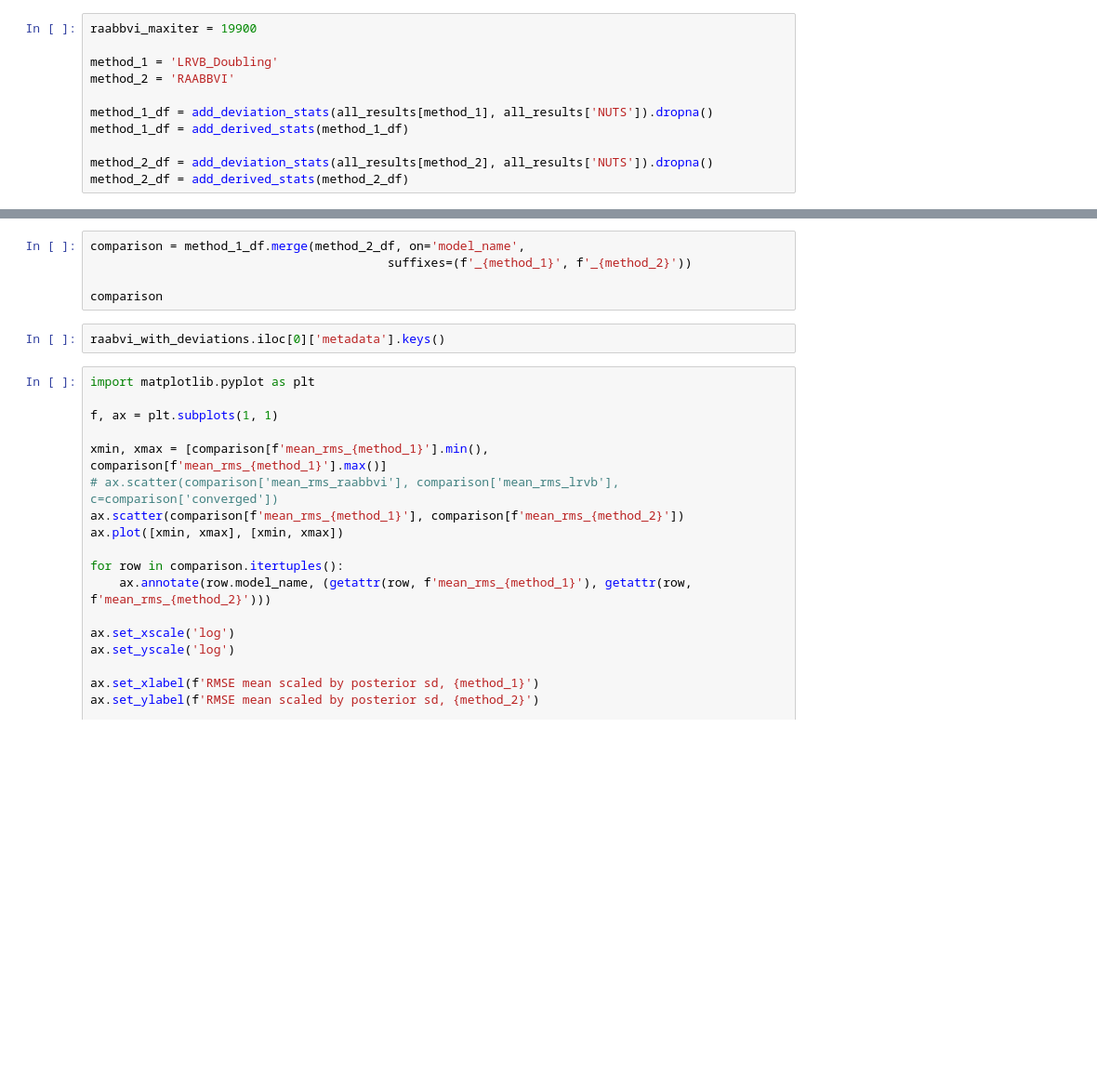
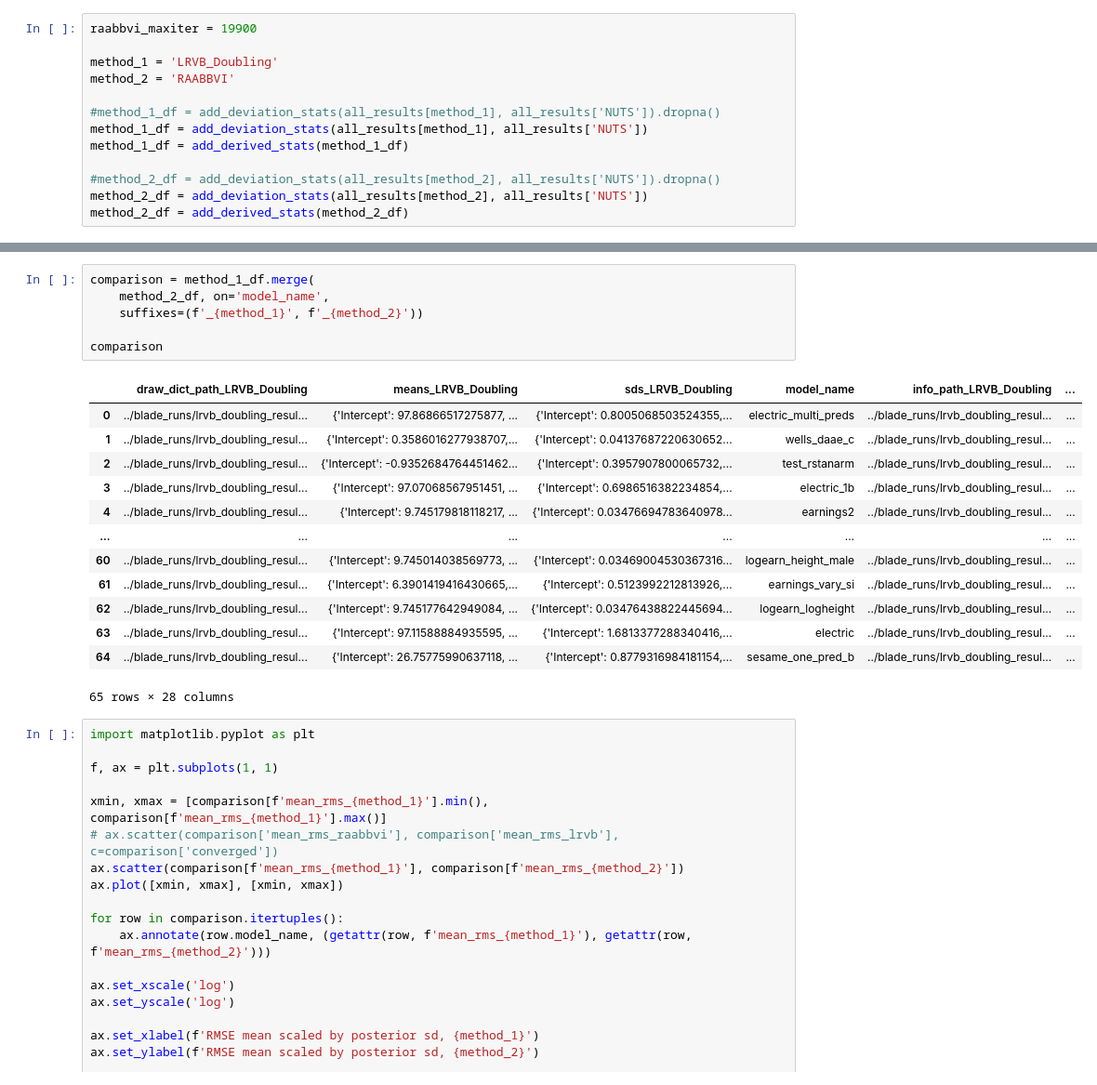
Before and after one commit to martiningram/dadvi-experiments, a Jupyter notebook: comparison/analysis/compare_moment_estimates.ipynb, the cells around one changed output, grey strips where cells are left out. Shown at 93% size. Drawn from its saved outputs; the diff is of its cells as text; blank space fills up the shorter version.

```diff
--- a/comparison/analysis/compare_moment_estimates.ipynb
+++ b/comparison/analysis/compare_moment_estimates.ipynb
@@ -203,8 +114,10 @@ raabbvi_maxiter = 19900
 method_1 = 'LRVB_Doubling'
 method_2 = 'RAABBVI'
 
-method_1_df = add_deviation_stats(all_results[method_1], all_results['NUTS']).dropna()
+#method_1_df = add_deviation_stats(all_results[method_1], all_results['NUTS']).dropna()
+method_1_df = add_deviation_stats(all_results[method_1], all_results['NUTS'])
 method_1_df = add_derived_stats(method_1_df)
 
-method_2_df = add_deviation_stats(all_results[method_2], all_results['NUTS']).dropna()
+#method_2_df = add_deviation_stats(all_results[method_2], all_results['NUTS']).dropna()
+method_2_df = add_deviation_stats(all_results[method_2], all_results['NUTS'])
 method_2_df = add_derived_stats(method_2_df)
@@ -213,10 +156,23 @@ all_results['SADVI']['converged'].mean()
 # %%
-comparison = method_1_df.merge(method_2_df, on='model_name',
-                                         suffixes=(f'_{method_1}', f'_{method_2}'))
+comparison = method_1_df.merge(
+    method_2_df, on='model_name',
+    suffixes=(f'_{method_1}', f'_{method_2}'))
 
 comparison
+# %% [output]
+|  | draw_dict_path_LRVB_Doubling | means_LRVB_Doubling | sds_LRVB_Doubling | model_name | info_path_LRVB_Doubling | ... |
+| 0 | ../blade_runs/lrvb_doubling_resul... | {'Intercept': 97.86866517275877, ... | {'Intercept': 0.8005068503524355,... | electric_multi_preds | ../blade_runs/lrvb_doubling_resul... | ... |
+| 1 | ../blade_runs/lrvb_doubling_resul... | {'Intercept': 0.3586016277938707,... | {'Intercept': 0.04137687220630652... | wells_daae_c | ../blade_runs/lrvb_doubling_resul... | ... |
+| 2 | ../blade_runs/lrvb_doubling_resul... | {'Intercept': -0.9352684764451462... | {'Intercept': 0.3957907800065732,... | test_rstanarm | ../blade_runs/lrvb_doubling_resul... | ... |
+| 3 | ../blade_runs/lrvb_doubling_resul... | {'Intercept': 97.07068567951451, ... | {'Intercept': 0.6986516382234854,... | electric_1b | ../blade_runs/lrvb_doubling_resul... | ... |
+| 4 | ../blade_runs/lrvb_doubling_resul... | {'Intercept': 9.745179818118217, ... | {'Intercept': 0.03476694783640978... | earnings2 | ../blade_runs/lrvb_doubling_resul... | ... |
+| ... | ... | ... | ... | ... | ... | ... |
+| 60 | ../blade_runs/lrvb_doubling_resul... | {'Intercept': 9.745014038569773, ... | {'Intercept': 0.03469004530367316... | logearn_height_male | ../blade_runs/lrvb_doubling_resul... | ... |
+| 61 | ../blade_runs/lrvb_doubling_resul... | {'Intercept': 6.3901419416430665,... | {'Intercept': 0.5123992212813926,... | earnings_vary_si | ../blade_runs/lrvb_doubling_resul... | ... |
+| 62 | ../blade_runs/lrvb_doubling_resul... | {'Intercept': 9.745177642949084, ... | {'Intercept': 0.03476438822445694... | logearn_logheight | ../blade_runs/lrvb_doubling_resul... | ... |
+| 63 | ../blade_runs/lrvb_doubling_resul... | {'Intercept': 97.11588884935595, ... | {'Intercept': 1.6813377288340416,... | electric | ../blade_runs/lrvb_doubling_resul... | ... |
+| 64 | ../blade_runs/lrvb_doubling_resul... | {'Intercept': 26.75775990637118, ... | {'Intercept': 0.8779316984181154,... | sesame_one_pred_b | ../blade_runs/lrvb_doubling_resul... | ... |
+65 rows × 28 columns
-# %%
-raabvi_with_deviations.iloc[0]['metadata'].keys()
 # %%
 import matplotlib.pyplot as plt
 
```
Also changed, not shown: parts of 13 cells of this notebook, 3 other files.
